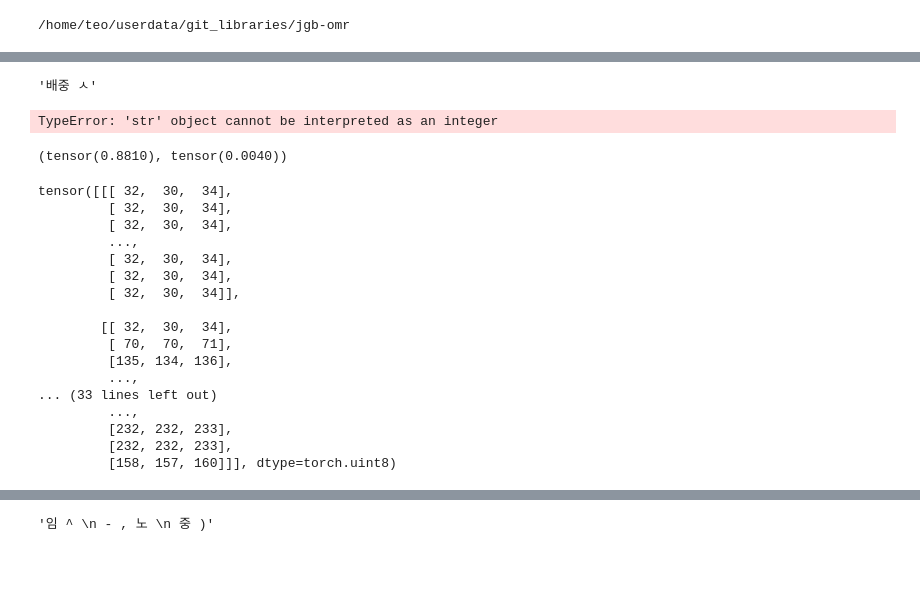
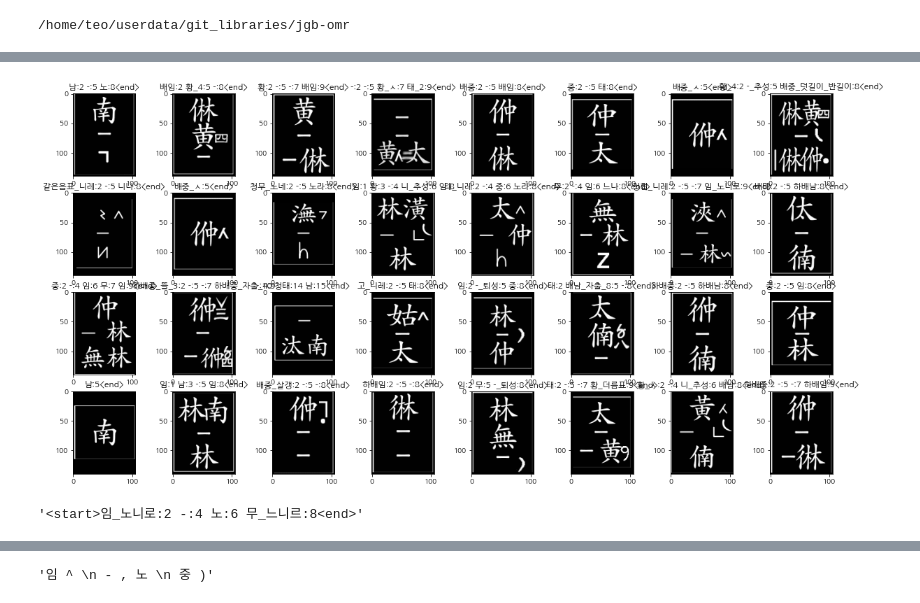
Before and after one commit to MALerLab/jeongganbo-omr, a Jupyter notebook: notebooks/omr_cnn.ipynb, the cells around one changed output, grey strips where cells are left out. Cells and saved outputs as stored; diff of their text form; code cells hidden in the pictures; blank space fills up the shorter version.

```diff
--- a/notebooks/omr_cnn.ipynb
+++ b/notebooks/omr_cnn.ipynb
@@ -160,21 +273,0 @@ batch
-# %%
-import re
-
-
-entire_strs = dataset.df['Annotations'].values.tolist()
-tokenizer = Tokenizer(entire_strs)
-
-self = tokenizer
-label = dataset[30][1]
-
-def call(self, label):
-  label = label.replace('\n', ' \n ')
-  label = label.replace(',', ' , ')
-  words = label.split(' ')
-  words = [word for word in words if word != '']
-  words = ['<start>'] + words + ['<end>']
-  return [self.tok2idx[word] for word in words]
-
-for i in range(len(dataset)):
-  _, label = dataset[i]
-  print(call(tokenizer, label))
@@ -199,32 +273,0 @@ for i in range(len(dataset)):
-# %%
-label
-# %% [output]
-'배중 ㅅ'
-# %%
-label.split('\n', ' ')
-# %% [output]
-TypeError: 'str' object cannot be interpreted as an integer
-# %%
-torch.max(img), torch.min(img)
-# %% [output]
-(tensor(0.8810), tensor(0.0040))
-# %%
-img
-# %% [output]
-tensor([[[ 32,  30,  34],
-         [ 32,  30,  34],
-         [ 32,  30,  34],
-         ...,
-         [ 32,  30,  34],
-         [ 32,  30,  34],
-         [ 32,  30,  34]],
-
-        [[ 32,  30,  34],
-         [ 70,  70,  71],
-         [135, 134, 136],
-         ...,
-... (33 lines left out)
-         ...,
-         [232, 232, 233],
-         [232, 232, 233],
-         [158, 157, 160]]], dtype=torch.uint8)
@@ -230,0 +276,20 @@ tensor([[[ 32,  30,  34],
+# %%
+# data_loader = torch.utils.data.DataLoader(pre_dataset, batch_size=32, shuffle=True, collate_fn=pad_collate)
+data_loader = torch.utils.data.DataLoader(dataset, batch_size=32, shuffle=True, collate_fn=pad_collate)
+
+batch = next(iter(data_loader))
+imgs, labels, labels_shifted = batch
+
+idx = 1
+plt.figure(figsize=(20, 10))
+for img, label, label_shifted in zip(imgs, labels, labels_shifted):
+  plt.subplot(4, 8, idx)
+  plt.imshow(img.squeeze().numpy(), cmap='gray')
+  plt.title(tokenizer.decode(label[1:]))
+  idx += 1
+# %% [output]
+[figure, added]
+# %%
+dataset.tokenizer.decode(label)
+# %% [output]
+'<start>임_노니로:2 -:4 노:6 무_느니르:8<end>'
```
Also changed, not shown: parts of 17 cells of this notebook, 1 other file.
